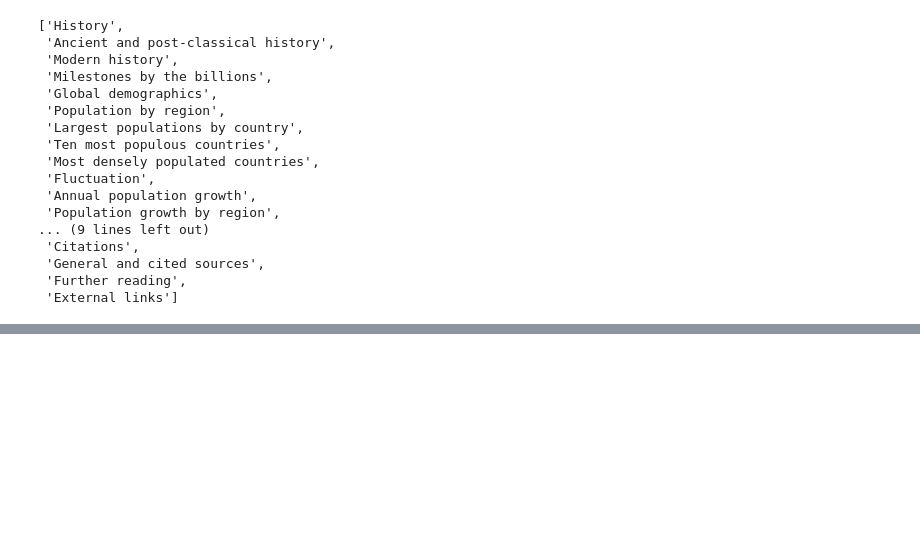
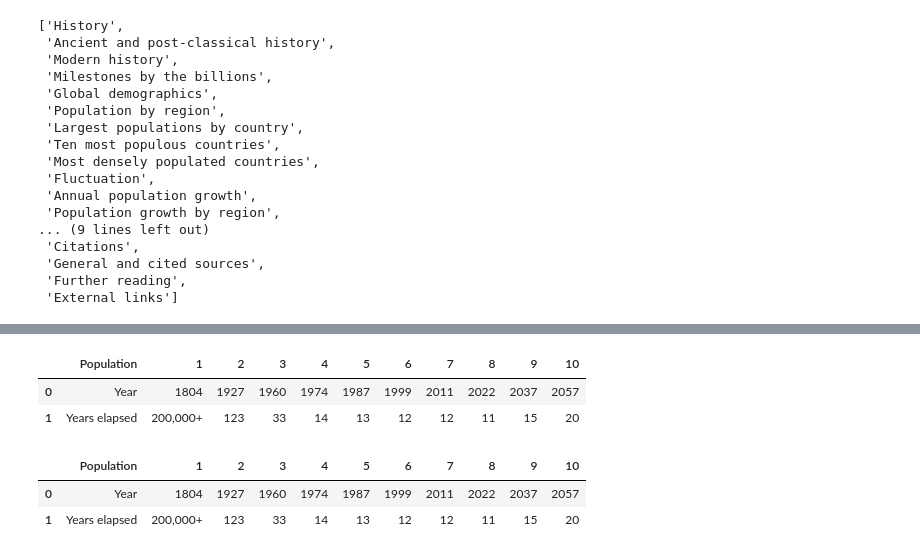
Before and after one commit to utkarshg1/Adv-Python-Wakad-3-5-pm-, a Jupyter notebook: 9 Webscraping Project/Webscraping.ipynb, the cells around one changed output, grey strips where cells are left out. Cells and saved outputs as stored; diff of their text form; code cells hidden in the pictures; blank space fills up the shorter version.

```diff
--- a/9 Webscraping Project/Webscraping.ipynb
+++ b/9 Webscraping Project/Webscraping.ipynb
@@ -164,0 +254,6 @@ heading_text
+# %%
+df
+# %% [output]
+|  | Population | 1 | 2 | 3 | 4 | 5 | 6 | 7 | 8 | 9 | 10 |
+| 0 | Year | 1804 | 1927 | 1960 | 1974 | 1987 | 1999 | 2011 | 2022 | 2037 | 2057 |
+| 1 | Years elapsed | 200,000+ | 123 | 33 | 14 | 13 | 12 | 12 | 11 | 15 | 20 |
@@ -164,0 +265,6 @@ heading_text
+# %%
+tables[0]
+# %% [output]
+|  | Population | 1 | 2 | 3 | 4 | 5 | 6 | 7 | 8 | 9 | 10 |
+| 0 | Year | 1804 | 1927 | 1960 | 1974 | 1987 | 1999 | 2011 | 2022 | 2037 | 2057 |
+| 1 | Years elapsed | 200,000+ | 123 | 33 | 14 | 13 | 12 | 12 | 11 | 15 | 20 |
```
Also changed, not shown: parts of 47 cells of this notebook.
